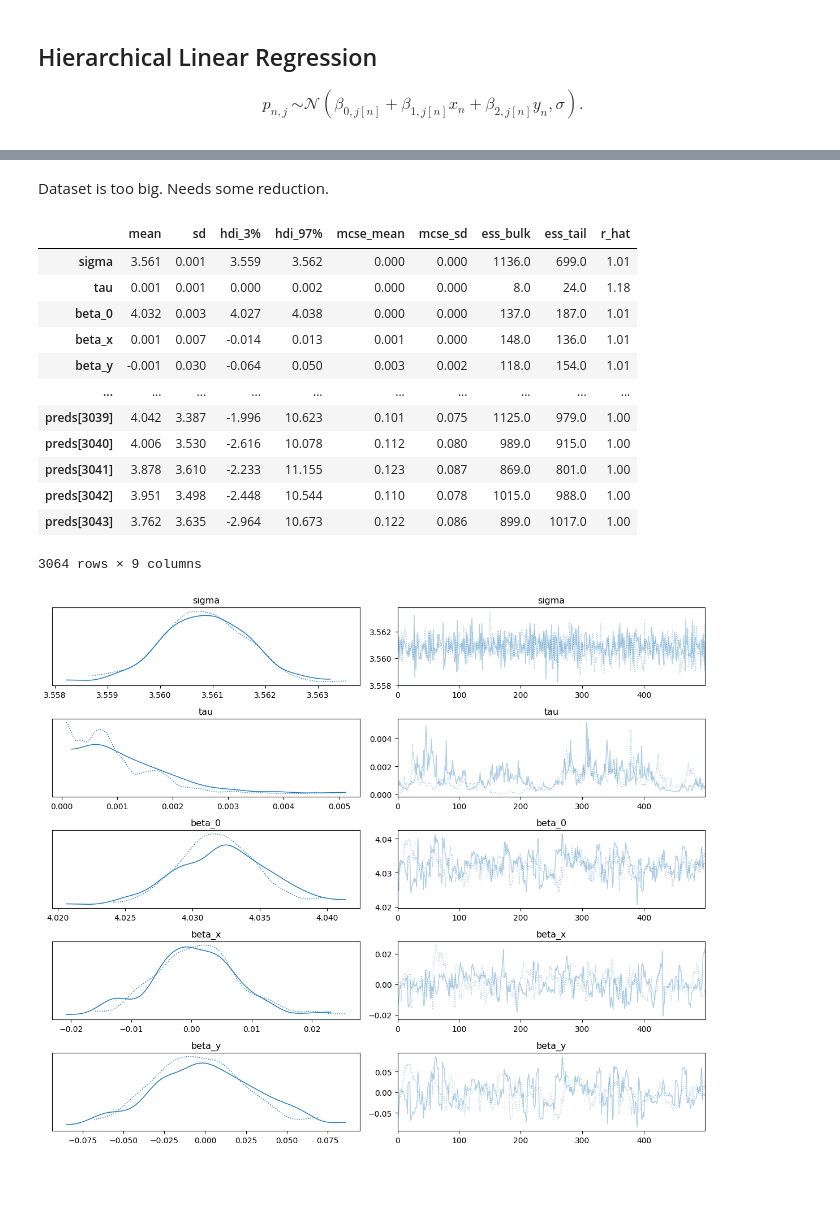
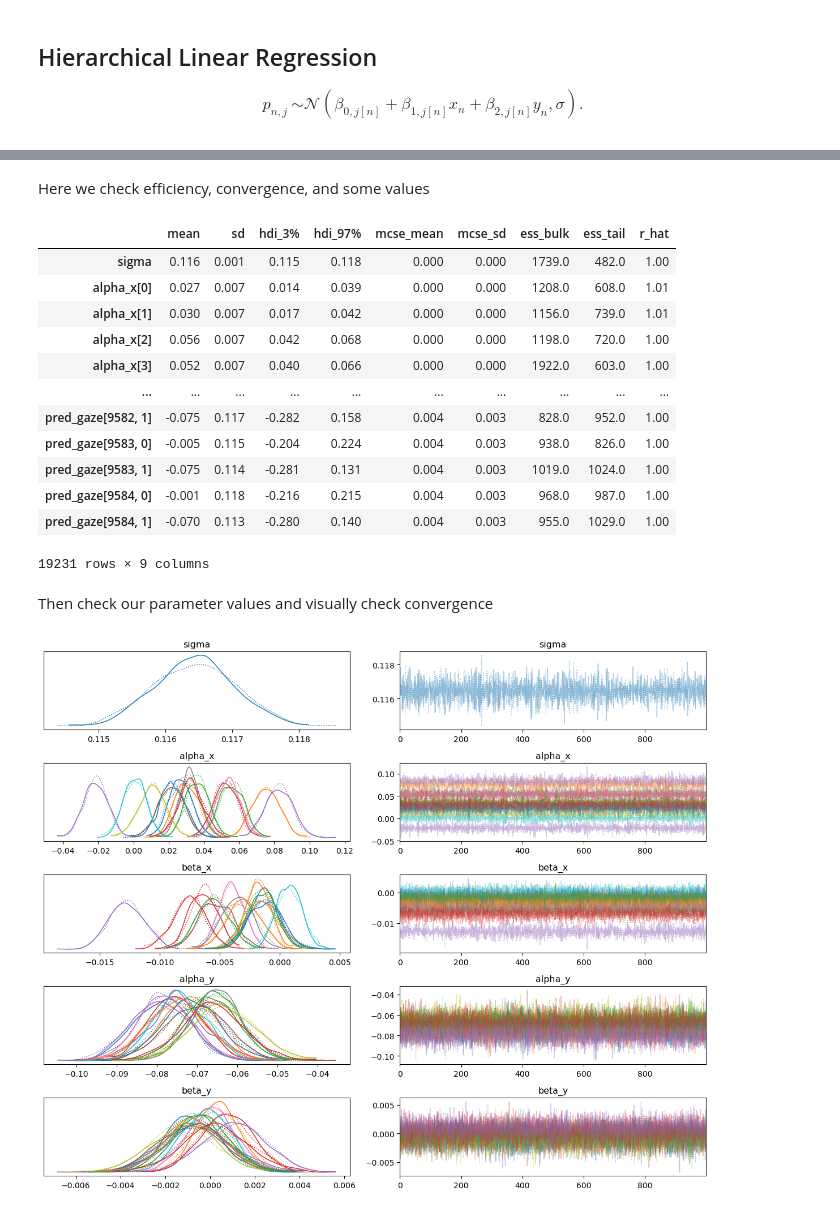
Before and after one commit to jerrymhuang/DreamDrone, a Jupyter notebook: FinalProject/exploration/hierarchical_gaze_stan.ipynb, the cells around one changed output, grey strips where cells are left out. Saved outputs shown, nothing was run; the diff lists cells and outputs as text; code cells hidden in the pictures; blank space fills up the shorter version.

Commit message:
updated model

```diff
--- a/FinalProject/exploration/hierarchical_gaze_stan.ipynb
+++ b/FinalProject/exploration/hierarchical_gaze_stan.ipynb
@@ -43,11 +53,4 @@ dataset.head(5)
 # %%
-## Get rid of data with extreme values
-dataset = dataset[
-    (dataset['Gaze.x.'] != 0) &
-    (dataset['Gaze.x.'] != DISPLAY_X) &
-    (dataset['Gaze.y.'] != 0) &
-    (dataset['Gaze.y.'] != DISPLAY_Y)
-]
+## Normalizing the data
+train_set.loc[:,'Gaze.x.'] = train_set.loc[:,'Gaze.x.'] / DISPLAY_X - 0.5
+train_set.loc[:,'Gaze.y.'] = train_set.loc[:,'Gaze.y.'] / DISPLAY_Y - 0.5
-# %%
-train_set = dataset[0::64]
-train_set.shape
@@ -130,14 +111,13 @@ generated quantities {
 """
 # %%
 ## Assemble stan-friendly data dictionary
-
 data_dict = {
     'N': train_set.shape[0],
     'J': np.unique(train_set.Subject).shape[0],
-    'subject': train_set['Subject'].to_numpy(),
-    'angles': ang_pos.to_numpy(),
-    'x': gaze_x.to_numpy(),
-    'y': gaze_y.to_numpy()
+    'mask': train_set['Subject'].to_numpy(),
+    'angles': train_set['Ang_Pos'].to_numpy(),
+    'x': train_set['Gaze.x.'].to_numpy(),
+    'y': train_set['Gaze.y.'].to_numpy()
 }
 # %%
 gaze_model = stan.build(program_code=gaze_code, data=data_dict)
@@ -147,4 +143,4 @@ Building: 24.0s, done.
 # %%
-gaze_fit = gaze_model.sample(num_chains=2, num_warmup=500, num_samples=500)
+gaze_fit = gaze_model.sample(num_chains=2, num_warmup=1000, num_samples=1000)
 # %% [output]
 Sampling:   0%
@@ -165,26 +161,27 @@ Sampling:  40% (801/2000)
   If this warning occurs sporadically, such as for highly constrained variable types like covariance matrices, then the sampler is fine,
   but if this warning occurs often then your model may be either severely ill-conditioned or misspecified.
-# %% [markdown]
-Dataset is too big. Needs some reduction.
+# %% [markdown]
+Here we check efficiency, convergence, and some values
 # %%
-summary = az.summary(gaze_fit)
-summary
+az.summary(gaze_fit)
 # %% [output]
 |  | mean | sd | hdi_3% | hdi_97% | mcse_mean | mcse_sd | ess_bulk | ess_tail | r_hat |
-| sigma | 3.561 | 0.001 | 3.559 | 3.562 | 0.000 | 0.000 | 1136.0 | 699.0 | 1.01 |
-| tau | 0.001 | 0.001 | 0.000 | 0.002 | 0.000 | 0.000 | 8.0 | 24.0 | 1.18 |
-| beta_0 | 4.032 | 0.003 | 4.027 | 4.038 | 0.000 | 0.000 | 137.0 | 187.0 | 1.01 |
-| beta_x | 0.001 | 0.007 | -0.014 | 0.013 | 0.001 | 0.000 | 148.0 | 136.0 | 1.01 |
-| beta_y | -0.001 | 0.030 | -0.064 | 0.050 | 0.003 | 0.002 | 118.0 | 154.0 | 1.01 |
+| sigma | 0.116 | 0.001 | 0.115 | 0.118 | 0.000 | 0.000 | 1739.0 | 482.0 | 1.00 |
+| alpha_x[0] | 0.027 | 0.007 | 0.014 | 0.039 | 0.000 | 0.000 | 1208.0 | 608.0 | 1.01 |
+| alpha_x[1] | 0.030 | 0.007 | 0.017 | 0.042 | 0.000 | 0.000 | 1156.0 | 739.0 | 1.01 |
+| alpha_x[2] | 0.056 | 0.007 | 0.042 | 0.068 | 0.000 | 0.000 | 1198.0 | 720.0 | 1.00 |
+| alpha_x[3] | 0.052 | 0.007 | 0.040 | 0.066 | 0.000 | 0.000 | 1922.0 | 603.0 | 1.00 |
 | ... | ... | ... | ... | ... | ... | ... | ... | ... | ... |
-| preds[3039] | 4.042 | 3.387 | -1.996 | 10.623 | 0.101 | 0.075 | 1125.0 | 979.0 | 1.00 |
-| preds[3040] | 4.006 | 3.530 | -2.616 | 10.078 | 0.112 | 0.080 | 989.0 | 915.0 | 1.00 |
-| preds[3041] | 3.878 | 3.610 | -2.233 | 11.155 | 0.123 | 0.087 | 869.0 | 801.0 | 1.00 |
-| preds[3042] | 3.951 | 3.498 | -2.448 | 10.544 | 0.110 | 0.078 | 1015.0 | 988.0 | 1.00 |
-| preds[3043] | 3.762 | 3.635 | -2.964 | 10.673 | 0.122 | 0.086 | 899.0 | 1017.0 | 1.00 |
+| pred_gaze[9582, 1] | -0.075 | 0.117 | -0.282 | 0.158 | 0.004 | 0.003 | 828.0 | 952.0 | 1.00 |
+| pred_gaze[9583, 0] | -0.005 | 0.115 | -0.204 | 0.224 | 0.004 | 0.003 | 938.0 | 826.0 | 1.00 |
+| pred_gaze[9583, 1] | -0.075 | 0.114 | -0.281 | 0.131 | 0.004 | 0.003 | 1019.0 | 1024.0 | 1.00 |
+| pred_gaze[9584, 0] | -0.001 | 0.118 | -0.216 | 0.215 | 0.004 | 0.003 | 968.0 | 987.0 | 1.00 |
+| pred_gaze[9584, 1] | -0.070 | 0.113 | -0.280 | 0.140 | 0.004 | 0.003 | 955.0 | 1029.0 | 1.00 |
-3064 rows × 9 columns
+19231 rows × 9 columns
+# %% [markdown]
+Then check our parameter values and visually check convergence
 # %%
-az.plot_trace(gaze_fit, var_names=['sigma', 'tau', 'beta_0', 'beta_x', 'beta_y'])
+az.plot_trace(gaze_fit, var_names=['sigma', 'alpha_x', 'beta_x', 'alpha_y', 'beta_y'])
 plt.tight_layout()
 # %% [output]
-[figure, old version]
+[figure, new version]
```
Also changed, not shown: parts of 21 cells of this notebook.
